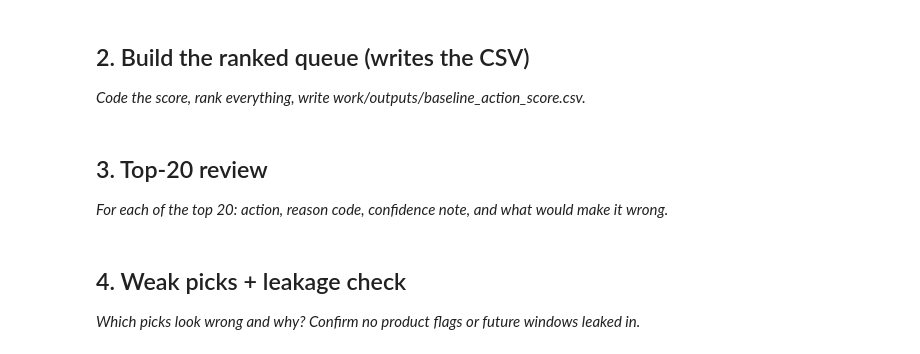
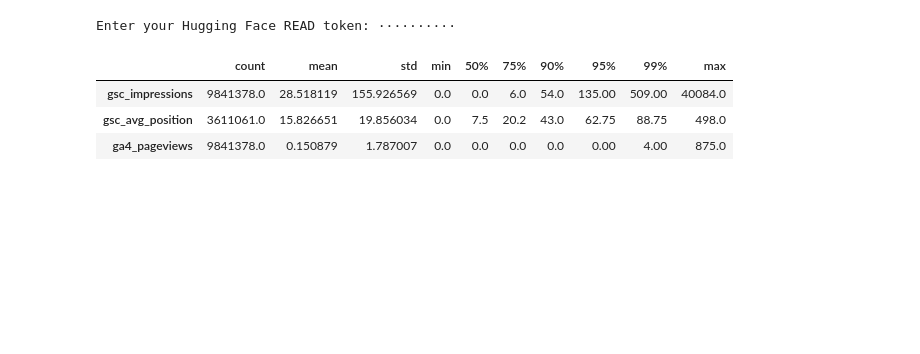
Before and after one commit to ShubhamSnSharma/flyrank-ml-internship, a Jupyter notebook: work/notebooks/w04_baseline_score.ipynb, the cells around one changed output. Cells and saved outputs as stored; diff of their text form; code cells hidden in the pictures; blank space fills up the shorter version.

```diff
--- a/work/notebooks/w04_baseline_score.ipynb
+++ b/work/notebooks/w04_baseline_score.ipynb
@@ -13,12 +9,61 @@ This skeleton is yours to fill. Work the sections **in order** — each one has
-# %% [markdown]
-## 2. Build the ranked queue (writes the CSV)
-
-*Code the score, rank everything, write work/outputs/baseline_action_score.csv.*
-# %% [markdown]
-## 3. Top-20 review
-
-*For each of the top 20: action, reason code, confidence note, and what would make it wrong.*
-# %% [markdown]
-## 4. Weak picks + leakage check
-
-*Which picks look wrong and why? Confirm no product flags or future windows leaked in.*
+# %%
+# Imports
+import duckdb
+import pandas as pd
+
+from getpass import getpass
+
+# Authenticate with Hugging Face
+token = getpass("Enter your Hugging Face READ token: ")
+
+con = duckdb.connect()
+
+con.execute(f"""
+CREATE SECRET (
+    TYPE huggingface,
+    TOKEN '{token}'
+)
+""")
+
+# Dataset location
+rel = "hf://datasets/FlyRank/internship-warehouse"
+# %% [output]
+Enter your Hugging Face READ token: ··········
+# %%
+feature_df = con.sql(f"""
+SELECT
+    report_date,
+    client_hash_id,
+    content_hash_id,
+
+    COALESCE(client_has_gsc, FALSE) AS client_has_gsc,
+    COALESCE(client_has_ga4, FALSE) AS client_has_ga4,
+    COALESCE(gsc_data_available, FALSE) AS gsc_data_available,
+    COALESCE(ga4_data_available, FALSE) AS ga4_data_available,
+
+    COALESCE(gsc_impressions, 0) AS gsc_impressions,
+    COALESCE(gsc_clicks, 0) AS gsc_clicks,
+    gsc_avg_position,
+
+    COALESCE(ga4_pageviews, 0) AS ga4_pageviews,
+    COALESCE(ga4_engaged_sessions, 0) AS ga4_engaged_sessions
+
+FROM read_parquet(
+    '{rel}/fact_content_daily_performance/**/*.parquet'
+)
+
+WHERE month = '2026-03'
+""").df()
+# %%
+ feature_df[
+    [
+        "gsc_impressions",
+        "gsc_avg_position",
+        "ga4_pageviews",
+    ]
+].describe(percentiles=[0.5,0.75,0.9,0.95,0.99]).T
+# %% [output]
+|  | count | mean | std | min | 50% | 75% | 90% | 95% | 99% | max |
+| gsc_impressions | 9841378.0 | 28.518119 | 155.926569 | 0.0 | 0.0 | 6.0 | 54.0 | 135.00 | 509.00 | 40084.0 |
+| gsc_avg_position | 3611061.0 | 15.826651 | 19.856034 | 0.0 | 7.5 | 20.2 | 43.0 | 62.75 | 88.75 | 498.0 |
+| ga4_pageviews | 9841378.0 | 0.150879 | 1.787007 | 0.0 | 0.0 | 0.0 | 0.0 | 0.00 | 4.00 | 875.0 |
```
Also changed, not shown: parts of 10 cells of this notebook.
